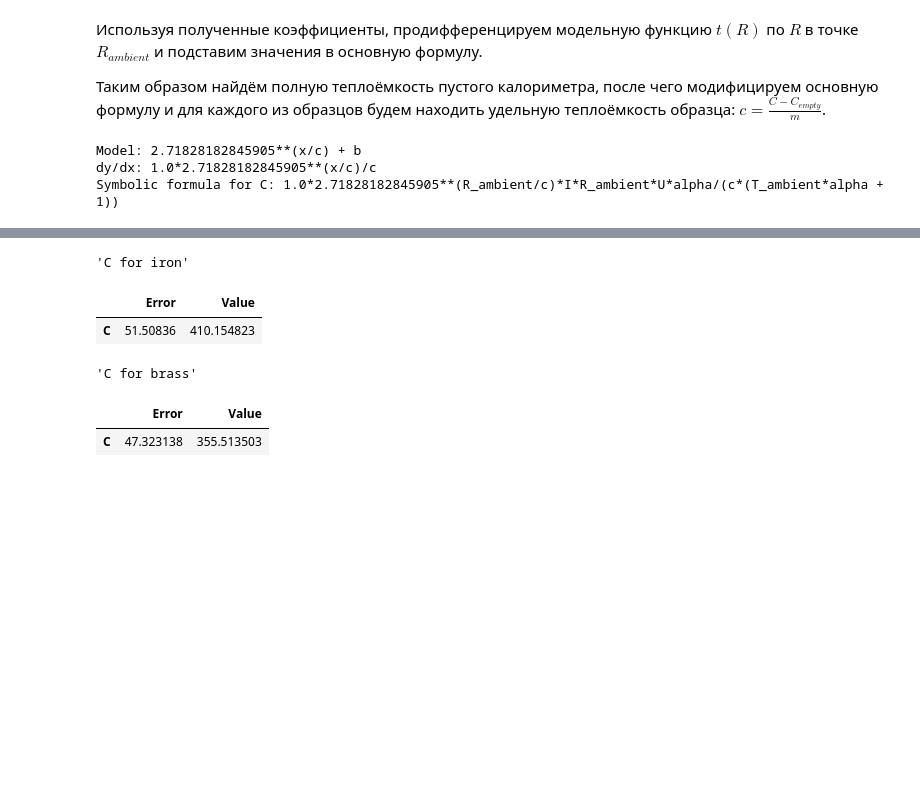
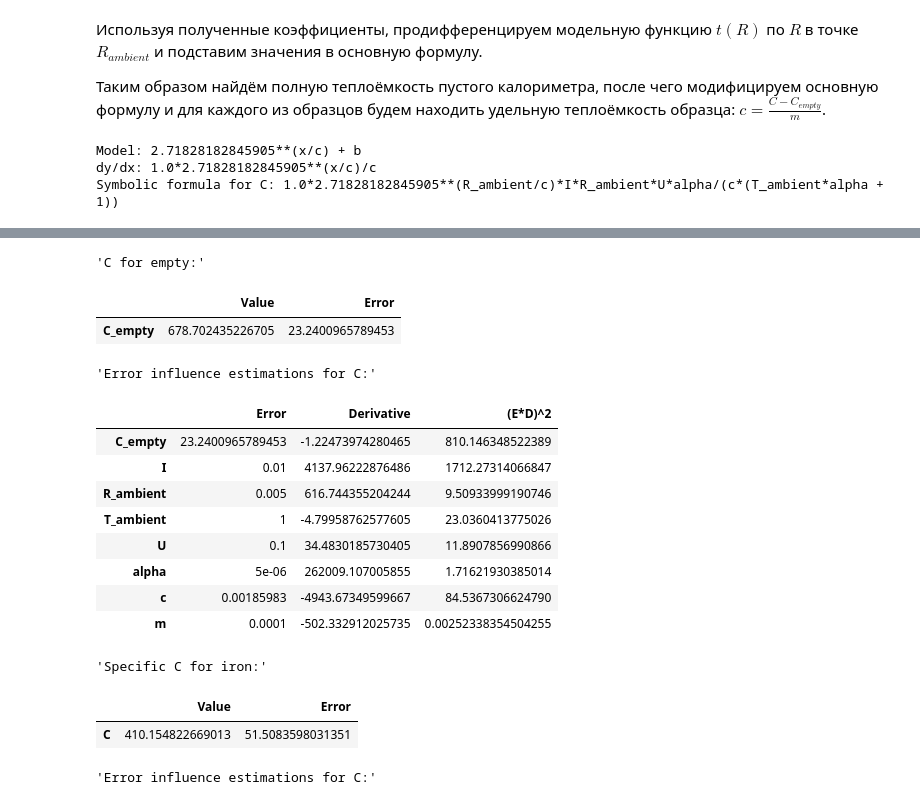
Before and after one commit to intelfx/mipt-lab, a Jupyter notebook: Курс 1 семестр 2/Лабы/2.1.4/main.ipynb, the cells around one changed output, grey strips where cells are left out. Saved outputs shown, nothing was run; the diff lists cells and outputs as text; code cells hidden in the pictures; blank space fills up the shorter version.

```diff
--- a/Курс 1 семестр 2/Лабы/2.1.4/main.ipynb
+++ b/Курс 1 семестр 2/Лабы/2.1.4/main.ipynb
@@ -205,0 +162,11 @@ src_plot_footer()
+# %%
+plt.title("Experimental data")
+plt.xlabel("R, $\Omega$")
+plt.ylabel("t, sec")
+
+for kind in kinds:
+    plt.errorbar(x = x(kind), y = y(kind), xerr = xerr(kind), yerr = yerr(kind),
+                 label = kind, color = colors[kind])
+
+plt.axis([None, None, 0, None])
+plt.legend(loc = "best")
@@ -317,53 +258,15 @@ print("Symbolic formula for C: %s" % sym_C)
 # partial differentials of C for each variable by absolute error of the corresponding variable.
 #
 
-def error_for(expr, expr_vars):
-    expr_err_vars = []
-    expr_err_derivs = []
-    expr_err_bits = []
-    for var in expr_vars:
-        err_var = smp.symbols("error_%s" % var.name)
-        err_deriv = smp.diff(expr, var)
-        expr_err_vars += [err_var]
-        expr_err_derivs += [err_deriv]
-        expr_err_bits += [(err_deriv*err_var)**2]
-    return smp.sqrt(sum(expr_err_bits)), expr_err_vars
-
-def substitutions(expr_vars, expr_err_vars, data):
-    var_pairs = { var: data.Value[var.name]
-                  for var
-                  in expr_vars }
-    err_pairs = { err_var: data.Error[var.name]
-                  for var, err_var
-                  in zip(expr_vars, expr_err_vars) }
-
-    var_pairs.update(err_pairs)
-    return var_pairs
-
-def compute_with_error(name, expr, data):
-    expr_vars = expr.atoms(smp.Symbol)
-    expr_err, expr_err_vars = error_for(expr, expr_vars)
-    expr_subs = substitutions(expr_vars, expr_err_vars, data)
-
-#    bits = pd.DataFrame({ var.name: { "Error": data.Error[var.name],
-#                                      "Derivative": deriv.subs(expr_subs),
-#                                      "(E*D)**2": bit.subs(expr_subs) }
-#                          for var, deriv, bit in zip(expr_vars, expr_err_derivs, expr_err_bits) }).T
-#    disp.display("Error values while computation:", bits)
-
-    return pd.DataFrame({ name: { "Value": expr.subs(expr_subs), "Error": expr_err.subs(expr_subs) }}).T
-
-disp.display("C for empty" )
-append_all(compute_with_error("C_empty", sym_C, work["empty"]))
-disp.display(work["empty"].loc[["C_empty"]])
+ll.add_multi(work.values(), ll.sym_compute("C_empty", sym_C, work["empty"]))
+disp("C for empty:", work["empty"].loc[["C_empty"]])
 
 sym_C_empty = smp.symbols("C_empty")
 sym_C = (sym_C - sym_C_empty) / sym_m
 
 for kind in set(kinds) - set(["empty"]):
-    disp.display("C for %s" % kind)
-    append(kind, compute_with_error("C", sym_C, work[kind]))
-    disp.display(work[kind].loc[["C"]])
+    ll.add(work[kind], ll.sym_compute("C", sym_C, work[kind]))
+    disp("Specific C for %s:" % kind, work[kind].loc[["C"]])
 # %% [output]
 Model: 2.71828182845905**(x/c) + b
 dy/dx: 1.0*2.71828182845905**(x/c)/c
@@ -374,6 +282,17 @@ Symbolic formula for C: 1.0*2.71828182845905**(R_ambient/c)*I*R_ambient*U*alpha/
-'C for iron'
+'C for empty:'
-|  | Error | Value |
-| C | 51.50836 | 410.154823 |
+|  | Value | Error |
+| C_empty | 678.702435226705 | 23.2400965789453 |
-'C for brass'
+'Error influence estimations for C:'
-|  | Error | Value |
-| C | 47.323138 | 355.513503 |
+|  | Error | Derivative | (E*D)^2 |
+| C_empty | 23.2400965789453 | -1.22473974280465 | 810.146348522389 |
+| I | 0.01 | 4137.96222876486 | 1712.27314066847 |
+| R_ambient | 0.005 | 616.744355204244 | 9.50933999190746 |
+| T_ambient | 1 | -4.79958762577605 | 23.0360413775026 |
+| U | 0.1 | 34.4830185730405 | 11.8907856990866 |
+| alpha | 5e-06 | 262009.107005855 | 1.71621930385014 |
+| c | 0.00185983 | -4943.67349599667 | 84.5367306624790 |
+| m | 0.0001 | -502.332912025735 | 0.00252338354504255 |
+'Specific C for iron:'
+|  | Value | Error |
+| C | 410.154822669013 | 51.5083598031351 |
+'Error influence estimations for C:'
```
Also changed, not shown: parts of 8 cells of this notebook, 2 other files.
